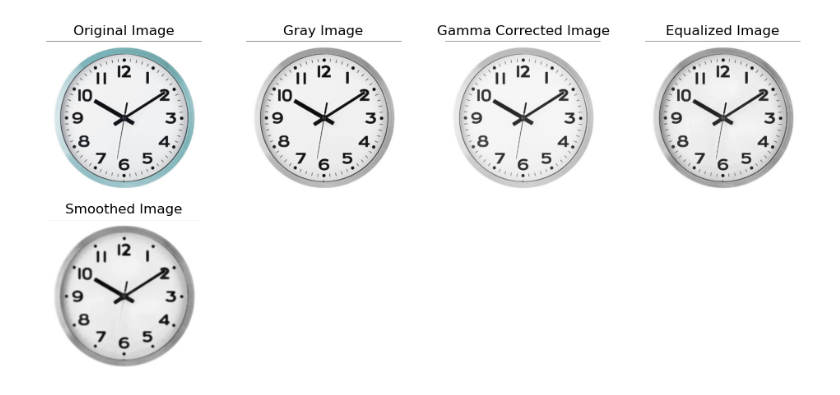
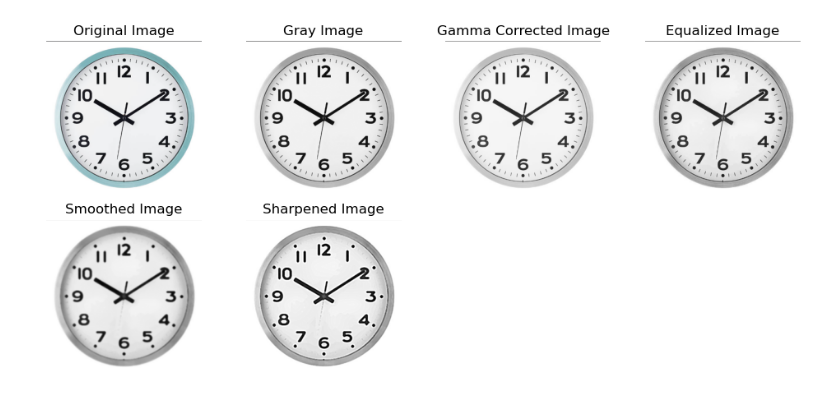
Before and after one commit to musarratswapnil/CSE4128-Image-Project, a Jupyter notebook: clock.ipynb, the cells around one changed output. Saved outputs shown, nothing was run; the diff lists cells and outputs as text; code cells hidden in the pictures.

Commit message:
sharpened

```diff
--- a/clock.ipynb
+++ b/clock.ipynb
@@ -62,6 +62,11 @@ def smoothing(image):
     smoothed = cv2.GaussianBlur(smoothed, (5,5), 0)
     return smoothed
 
+def increase_sharpness(image):
+    kernel = np.array([[-1, -1, -1], [-1, 9, -1], [-1, -1, -1]])
+    sharp_image = cv2.filter2D(image, -1, kernel)
+    return sharp_image
+
 image_path = 'input images/input3.png'
 image = load_image(image_path)
 if image is None:
@@ -78,37 +83,43 @@ gamma_corrected_bgr = cv2.cvtColor(gamma_corrected, cv2.COLOR_GRAY2BGR)
 equalized_img = clahe_equalize(gamma_corrected_bgr)
 
 smoothed = smoothing(equalized_img)
+sharp_image = increase_sharpness(smoothed)
 
 plt.figure(figsize=(12, 8))
 plt.subplot(3, 4, 1)
 plt.imshow(cv2.cvtColor(image, cv2.COLOR_BGR2RGB))
 plt.title('Original Image')
 plt.axis('off')
 
 plt.subplot(3, 4, 2)
 plt.imshow(gray, cmap='gray')
 plt.title('Gray Image')
 plt.axis('off')
 
 plt.subplot(3, 4, 3)
 plt.imshow(gamma_corrected_bgr, cmap='gray')
 plt.title('Gamma Corrected Image')
 plt.axis('off')
 
 plt.subplot(3, 4, 4)
 plt.imshow(equalized_img, cmap='gray')
 plt.title('Equalized Image')
 plt.axis('off')
 
 # plot_histogram(gray, 'Original Histogram', 5)
 # plot_histogram(equalized_img, 'Equalized Histogram', 6)
 
 plt.subplot(3, 4, 5)
 plt.imshow(smoothed, cmap='gray')
 plt.title('Smoothed Image')
 plt.axis('off')
 
+plt.subplot(3, 4, 6)
+plt.imshow(sharp_image, cmap='gray')
+plt.title('Sharpened Image')
+plt.axis('off')
+
 # plt.tight_layout()
 plt.show()
 # %% [output]
-[figure, old version]
+[figure, new version]
```
